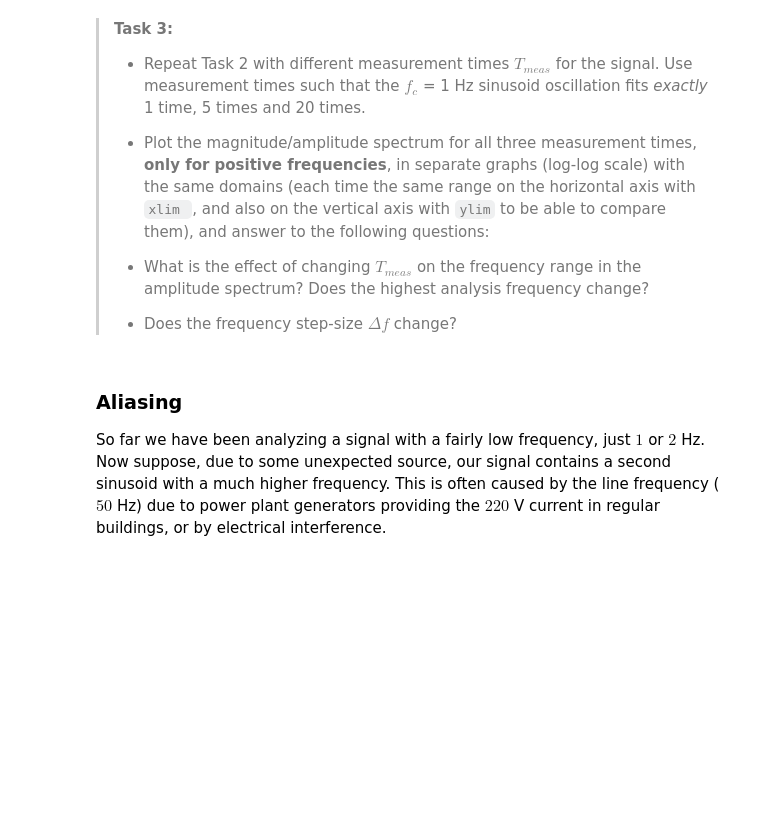
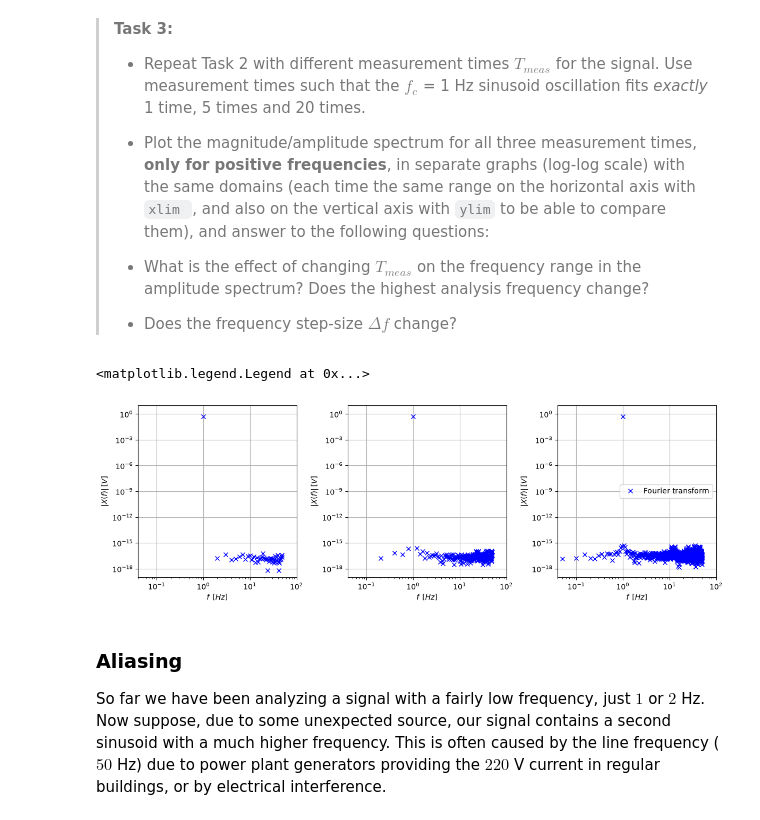
Before and after one commit to Wiggy-020/MUDE2GA2.3, a Jupyter notebook: Analysis.ipynb, the cells around one changed output. Saved outputs shown, nothing was run; the diff lists cells and outputs as text; code cells hidden in the pictures; blank space fills up the shorter version.

```diff
--- a/Analysis.ipynb
+++ b/Analysis.ipynb
@@ -190,25 +202,37 @@ print(f'{N-1} floor divided by 2: {(N-1)//2}')
 > - What is the effect of changing $T_{meas}$ on the frequency range in the amplitude spectrum? Does the highest analysis frequency change?
 > - Does the frequency step-size $\Delta f$ change?
 # %%
-### YOUR CODE HERE ###
+T_meas = [1, 5, 20]
+f_s = 100 #sampling rate [Hz]
 
 # Write your own code or use the template below to create your figure(s)
 
 plt.figure(figsize=(12,4))
-for i, T_meas in enumerate(### YOUR CODE HERE ###):
-    ### YOUR CODE HERE ###
-
+for i, T_meas in enumerate(T_meas):
+    t_vec = np.arange(0, T_meas, 1 / f_s) # ends at 4.99, length 500 according to the sample-and-hold convention
+    A = 1
+    f_c = 1
+    phi = 5 * np.pi / 180
+    x = A * np.sin(2 * np.pi * f_c * t_vec + phi)
+    N = len(x)
+    xt = np.abs(np.fft.fft(x)) / N
+    f_vec = np.arange(0, f_s, f_s / N)
+    xt = xt[:N//2]
+    f_vec = f_vec[:N//2]
     plt.subplot(1, 3, i+1)
 
-    plt.plot(### YOUR CODE HERE ###, ### YOUR CODE HERE ###, 'x', color='b', label='Fourier transform')
+    plt.plot(f_vec, xt, 'x', color='b', label='Fourier transform')
     plt.loglog()
     plt.xlim(0.04, 100)
     plt.ylim(10**(-19), 10)
     plt.xlabel(r'$f \: \: [Hz]$')
     plt.ylabel(r'$|X(f)| \: [V]$')
     plt.grid()
     plt.tight_layout()
 plt.legend()
+# %% [output]
+<matplotlib.legend.Legend at 0x...>
+[figure, added]
 # %% [markdown]
 ### Aliasing
 So far we have been analyzing a signal with a fairly low frequency, just $1$ or $2$ Hz. Now suppose, due to some unexpected source, our signal contains a second sinusoid with a much higher frequency. This is often caused by the line frequency ($50$ Hz) due to power plant generators providing the $220$ V current in regular buildings, or by electrical interference.
```
Also changed, not shown: parts of 3 cells of this notebook.
